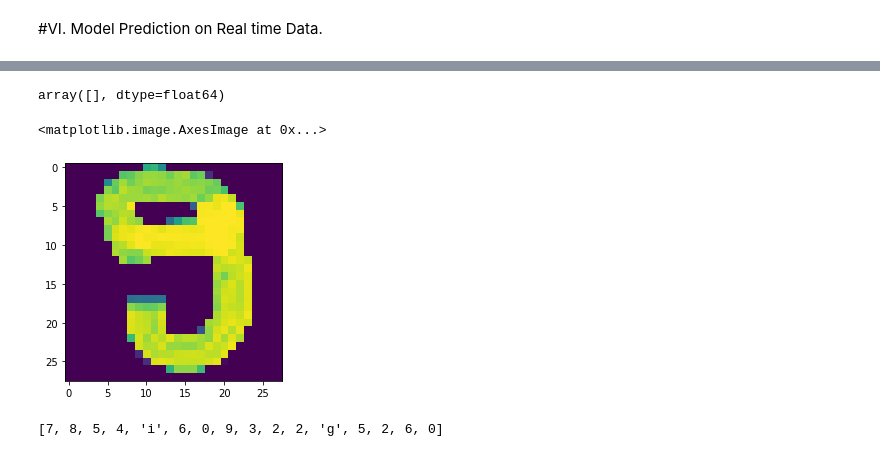
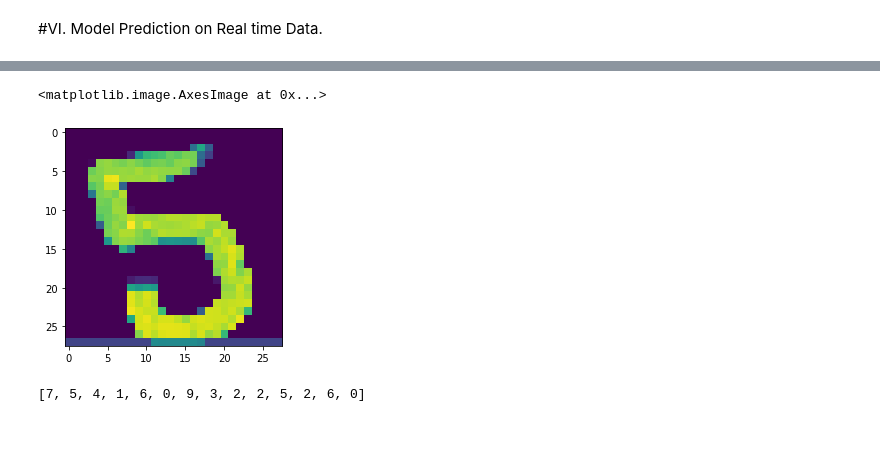
Before and after one commit to karthik12s/Character_Recognizer, a Jupyter notebook: Letter&Digit_recognizer_with_MNIST.ipynb, the cells around one changed output, grey strips where cells are left out. Cells and saved outputs as stored; diff of their text form; code cells hidden in the pictures.

```diff
--- a/Letter&Digit_recognizer_with_MNIST.ipynb
+++ b/Letter&Digit_recognizer_with_MNIST.ipynb
@@ -390,2 +430,0 @@ plt.show()
-# %%
-model = keras.models.load_model("Letter&Digit_recognizer.h5")
@@ -397,0 +435,2 @@ np.shape(x_te)
+# %%
+model=keras.models.load_model('/content/Letter&Digit_recognizer1.h5')
@@ -402,5 +445,5 @@ lis=[0,'a','b','c','d','e','f','g','h','i','j','k','l','m','n','o','p','q','r','
 # %%
-for i in range(20):
+for i in range(15):
     t=int((1-np.random.rand())*54727)
     fir=x_te[t]
     fir=fir.reshape(28,28)
@@ -408,8 +451,12 @@ for i in range(20):
     plt.imshow(fir)
     plt.show()
     p=list(pred[t].round(2))
-    print('The chracter is:',lis[p.index(max(p))])
-    time.sleep(1)
+    print()
+    print(colored('The character is:','yellow'),colored(lis[p.index(max(p))],'yellow'))
+    print()
+    print()
+    print()
+    time.sleep(1.5)
     plt.close()
 #plt.imshow()
 # %% [output]
@@ -495,4 +496,0 @@ images=np.array(images)
-# %%
-images
-# %% [output]
-array([], dtype=float64)
@@ -506,11 +501,11 @@ for i in range(len(predicted_letters)):
     predicted_letters[i]=list(predicted_letters[i])
     letter_names.append(lis[predicted_letters[i].index(max(predicted_letters[i]))])
 # %%
-plt.imshow(images[11].reshape(28,28).T)
+plt.imshow(images[10].reshape(28,28).T)
 # %% [output]
 <matplotlib.image.AxesImage at 0x...>
-[figure, old version]
+[figure, new version]
 # %%
 letter_names
 # %% [output]
-[7, 8, 5, 4, 'i', 6, 0, 9, 3, 2, 2, 'g', 5, 2, 6, 0]
+[7, 5, 4, 1, 6, 0, 9, 3, 2, 2, 5, 2, 6, 0]
```
Also changed, not shown: parts of 34 cells of this notebook.
